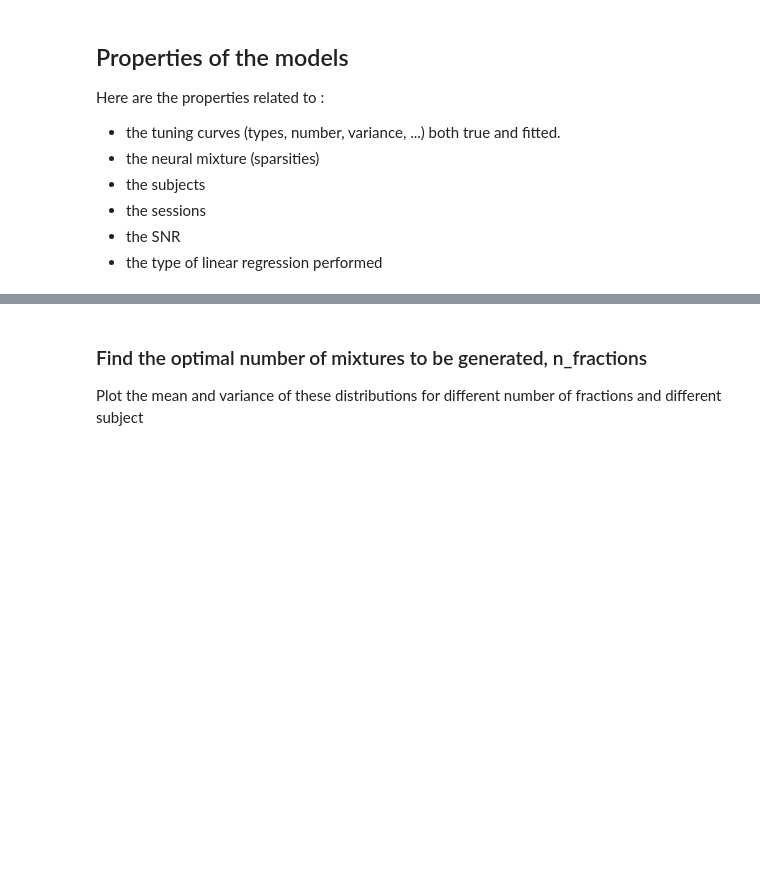
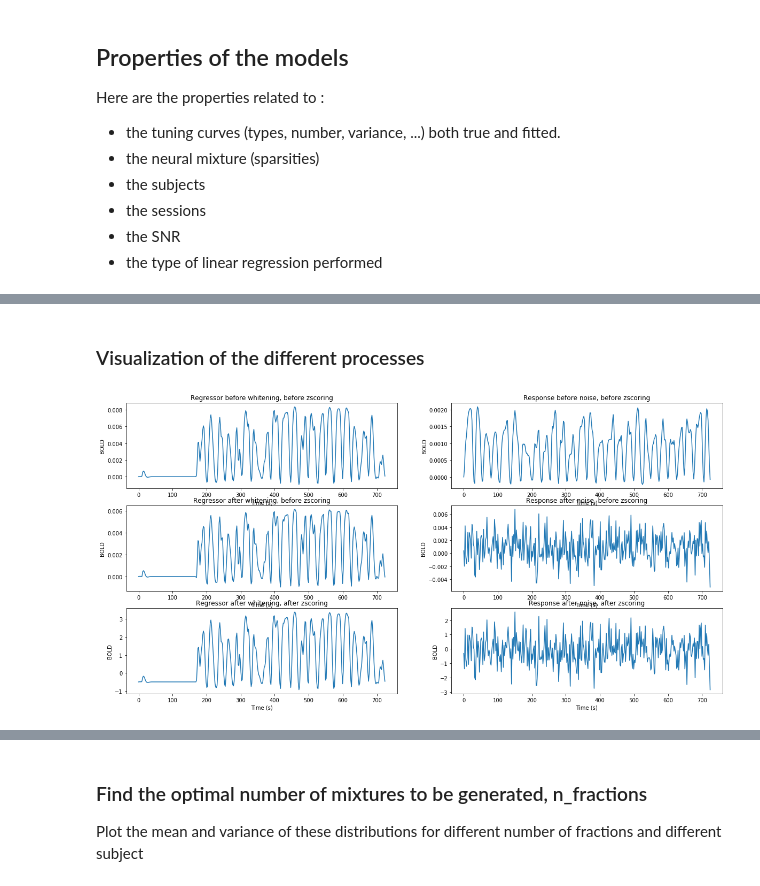
Before and after one commit to sebastiendemortain/neural-coding-of-probabilities, a Jupyter notebook: simulation_results.ipynb, the cells around one changed output, grey strips where cells are left out. Saved outputs shown, nothing was run; the diff lists cells and outputs as text; code cells hidden in the pictures; blank space fills up the shorter version.

```diff
--- a/simulation_results.ipynb
+++ b/simulation_results.ipynb
@@ -112,0 +391,17 @@ We load the design matrix, z-score it
+# %%
+# Initialization of the response vectors
+y_with_noise = [[[[[None for k_session in range(n_sessions)] for k_subject in range(n_subjects)] for k_fraction in range(n_fractions)]
+for k_true_N in range(n_N)] for k_scheme in range(n_schemes)]
+
+# Compute the amplitude of the noise
+for k_scheme, k_true_N in itertools.product(range(n_schemes), range(n_N)):
+    all_y = np.asarray(y[k_scheme][k_true_N]).flatten()    # Concatenation of all y grouped together for SNR computation
+    #print(all_y[0])
+    noise_sd = np.sqrt(np.var(all_y[0])*(1/snr-1))    # std of the added gaussian noise
+    del all_y    # Free memory
+    for k_fraction, k_subject, k_session in itertools.product(range(n_fractions), range(n_subjects), range(n_sessions)):
+        y_tmp = copy.deepcopy(y[k_scheme][k_true_N][k_fraction][k_subject][k_session])
+        y_tmp = y_tmp + np.random.normal(0, noise_sd, len(y_tmp))
+        y[k_scheme][k_true_N][k_fraction][k_subject][k_session] = copy.deepcopy(y_tmp)
+
+y_with_noise = copy.deepcopy(y)
@@ -450 +459,64 @@ plt.show()
+# %% [markdown]
+
+### Visualization of the different processes
+# %%
+####################################################
+k_scheme = 0
+k_N = 2
+k_fraction = 18
+k_subject = 0
+k_session = 3
+i = 1   # Index of the regressor to visualize
+####################################################
+
+y1_plot = copy.deepcopy(y_without_noise[k_scheme][k_N][k_fraction][k_subject][k_session])
+y2_plot = copy.deepcopy(y_with_noise[k_scheme][k_N][k_fraction][k_subject][k_session])
+y3_plot = copy.deepcopy(yz[k_scheme][k_N][k_fraction][k_subject][k_session])
+
+x1_plot = copy.deepcopy(X_before_whitening[k_scheme][k_N][k_subject][k_session][:, i])
+x2_plot = copy.deepcopy(X_after_whitening[k_scheme][k_N][k_subject][k_session][:, i])
+x3_plot = copy.deepcopy(Xz[k_scheme][k_N][k_subject][k_session][:, i])
+
+fig = plt.figure(figsize=(20, 10))
+
+ax_up = fig.add_subplot(321)
+between_scans_time = 2.0
+ax_up.set_xlabel('Time (s)')
+ax_up.set_ylabel('BOLD')
+ax_up.set_title('Regressor before whitening, before zscoring')
+ax_up.plot(np.linspace(0, between_scans_time*len(x1_plot), len(x1_plot)), x1_plot)
+
+ax_down = fig.add_subplot(323)
+ax_down.set_xlabel('Time (s)')
+ax_down.set_ylabel('BOLD')
+ax_down.set_title('Regressor after whitening, before zscoring')
+ax_down.plot(np.linspace(0, between_scans_time*len(x2_plot), len(x2_plot)), x2_plot)
+
+ax_down = fig.add_subplot(325)
+ax_down.set_xlabel('Time (s)')
+ax_down.set_ylabel('BOLD')
+ax_down.set_title('Regressor after whitening, after zscoring')
+ax_down.plot(np.linspace(0, between_scans_time*len(x3_plot), len(x3_plot)), x3_plot)
+
+ax1 = fig.add_subplot(322)
+ax1.plot(np.linspace(0, between_scans_time*len(y1_plot), len(y1_plot)), y1_plot)
+ax1.set_xlabel('Time (s)')
+ax1.set_ylabel('BOLD')
+ax1.set_title('Response before noise, before zscoring')
+
+ax2 = fig.add_subplot(324)
+ax2.plot(np.linspace(0, between_scans_time*len(y2_plot), len(y2_plot)), y2_plot)
+ax2.set_xlabel('Time (s)')
+ax2.set_ylabel('BOLD')
+ax2.set_title('Response after noise, before zscoring')
+
+ax2 = fig.add_subplot(326)
+ax2.plot(np.linspace(0, between_scans_time*len(y3_plot), len(y3_plot)), y3_plot)
+ax2.set_xlabel('Time (s)')
+ax2.set_ylabel('BOLD')
+ax2.set_title('Response after noise, after zscoring')
+
+plt.show()
+# %% [output]
+[figure, added]
 # %% [markdown]
```
Also changed, not shown: parts of 24 cells of this notebook.
